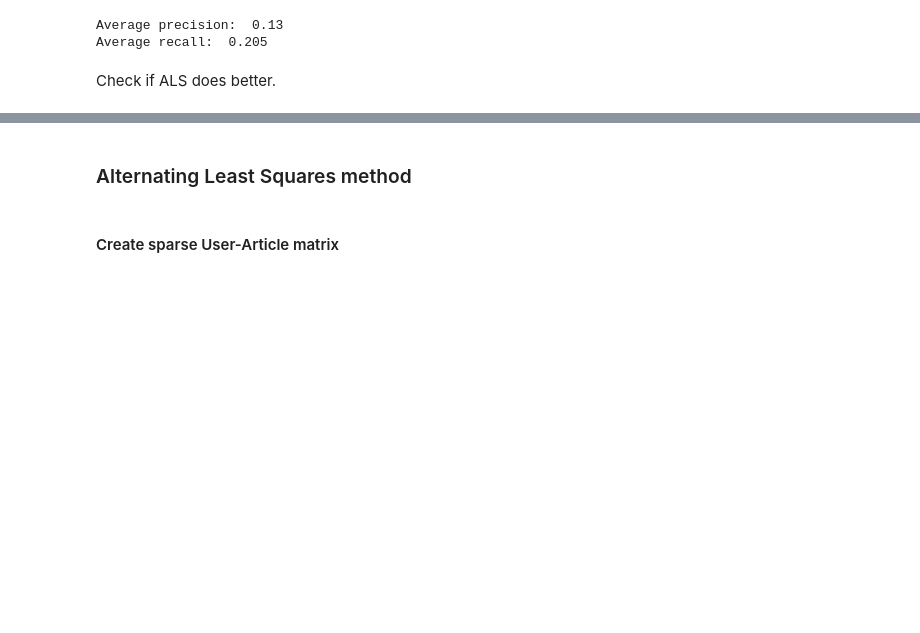
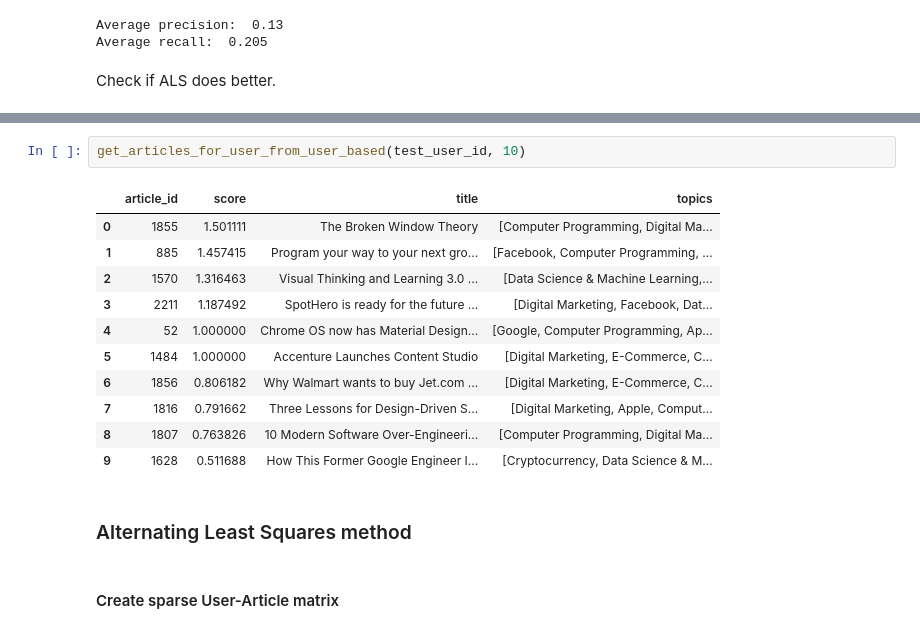
Before and after one commit to kavurisrikanth/news-recommender-capstone, a Jupyter notebook: basics/data.ipynb, the cells around one changed output, grey strips where cells are left out. Saved outputs shown, nothing was run; the diff lists cells and outputs as text; blank space fills up the shorter version.

```diff
--- a/basics/data.ipynb
+++ b/basics/data.ipynb
@@ -1415,3 +1470,17 @@ Check if ALS does better.
+# %%
+get_articles_for_user_from_user_based(test_user_id, 10)
+# %% [output]
+|  | article_id | score | title | topics |
+| 0 | 1855 | 1.501111 | The Broken Window Theory | [Computer Programming, Digital Ma... |
+| 1 | 885 | 1.457415 | Program your way to your next gro... | [Facebook, Computer Programming, ... |
+| 2 | 1570 | 1.316463 | Visual Thinking and Learning 3.0 ... | [Data Science & Machine Learning,... |
+| 3 | 2211 | 1.187492 | SpotHero is ready for the future ... | [Digital Marketing, Facebook, Dat... |
+| 4 | 52 | 1.000000 | Chrome OS now has Material Design... | [Google, Computer Programming, Ap... |
+| 5 | 1484 | 1.000000 | Accenture Launches Content Studio | [Digital Marketing, E-Commerce, C... |
+| 6 | 1856 | 0.806182 | Why Walmart wants to buy Jet.com ... | [Digital Marketing, E-Commerce, C... |
+| 7 | 1816 | 0.791662 | Three Lessons for Design-Driven S... | [Digital Marketing, Apple, Comput... |
+| 8 | 1807 | 0.763826 | 10 Modern Software Over-Engineeri... | [Computer Programming, Digital Ma... |
+| 9 | 1628 | 0.511688 | How This Former Google Engineer I... | [Cryptocurrency, Data Science & M... |
 # %% [markdown]
 ### Alternating Least Squares method
 # %% [markdown]
```
Also changed, not shown: parts of 3 cells of this notebook.
